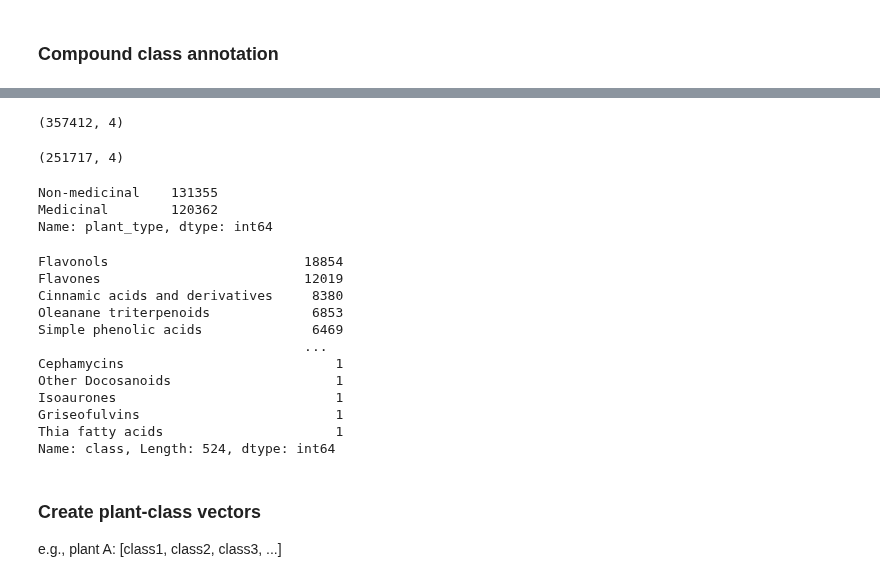
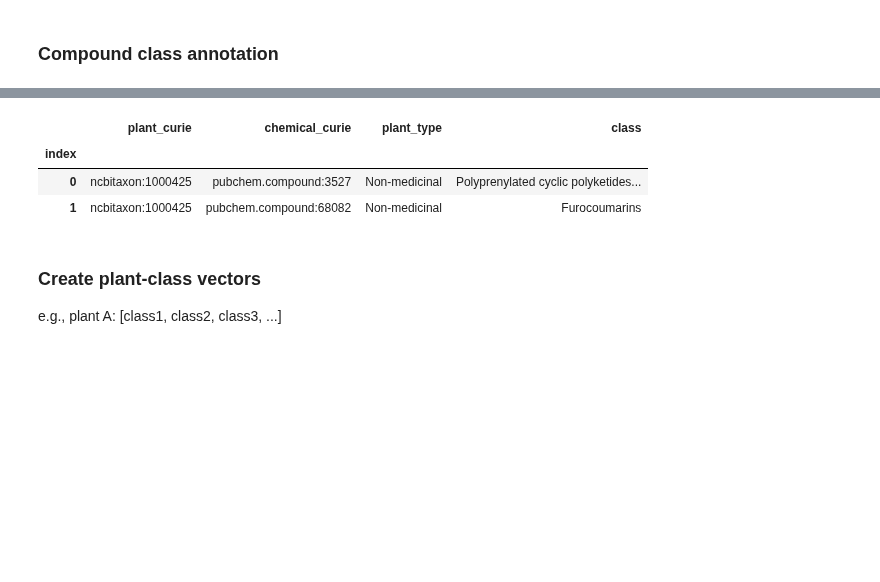
Before and after one commit to enveda/plant-chemical-space, a Jupyter notebook: notebooks/3_chemical_classes_medicinal_vs_non_medicinal_plants.ipynb, the cells around one changed output, grey strips where cells are left out. Cells and saved outputs as stored; diff of their text form; code cells hidden in the pictures; blank space fills up the shorter version.

```diff
--- a/notebooks/3_chemical_classes_medicinal_vs_non_medicinal_plants.ipynb
+++ b/notebooks/3_chemical_classes_medicinal_vs_non_medicinal_plants.ipynb
@@ -207,5 +151,0 @@ np_classifier_annotated_plants = np_classifier_annotated_plants.explode('class')
-# %%
-# all plants
-np_classifier_annotated_plants.shape
-# %% [output]
-(357412, 4)
@@ -214,28 +152,10 @@ np_classifier_annotated_plants.dropna(subset=['class'], inplace=True)
-# %%
-np_classifier_annotated_plants.shape
-# %% [output]
-(251717, 4)
-# %%
-np_classifier_annotated_plants['plant_type'].value_counts()
-# %% [output]
-Non-medicinal    131355
-Medicinal        120362
-Name: plant_type, dtype: int64
-# %%
-np_classifier_annotated_plants['class'].value_counts()
-# %% [output]
-Flavonols                         18854
-Flavones                          12019
-Cinnamic acids and derivatives     8380
-Oleanane triterpenoids             6853
-Simple phenolic acids              6469
-                                  ...
-Cephamycins                           1
-Other Docosanoids                     1
-Isoaurones                            1
-Griseofulvins                         1
-Thia fatty acids                      1
-Name: class, Length: 524, dtype: int64
+# %%
+np_classifier_annotated_plants.head(2)
+# %% [output]
+|  | plant_curie | chemical_curie | plant_type | class |
+| index |  |  |  |  |
+| 0 | ncbitaxon:1000425 | pubchem.compound:3527 | Non-medicinal | Polyprenylated cyclic polyketides... |
+| 1 | ncbitaxon:1000425 | pubchem.compound:68082 | Non-medicinal | Furocoumarins |
 # %% [markdown]
 ### Create plant-class vectors
 e.g., plant A: [class1, class2, class3, ...]
```
Also changed, not shown: parts of 50 cells of this notebook.
